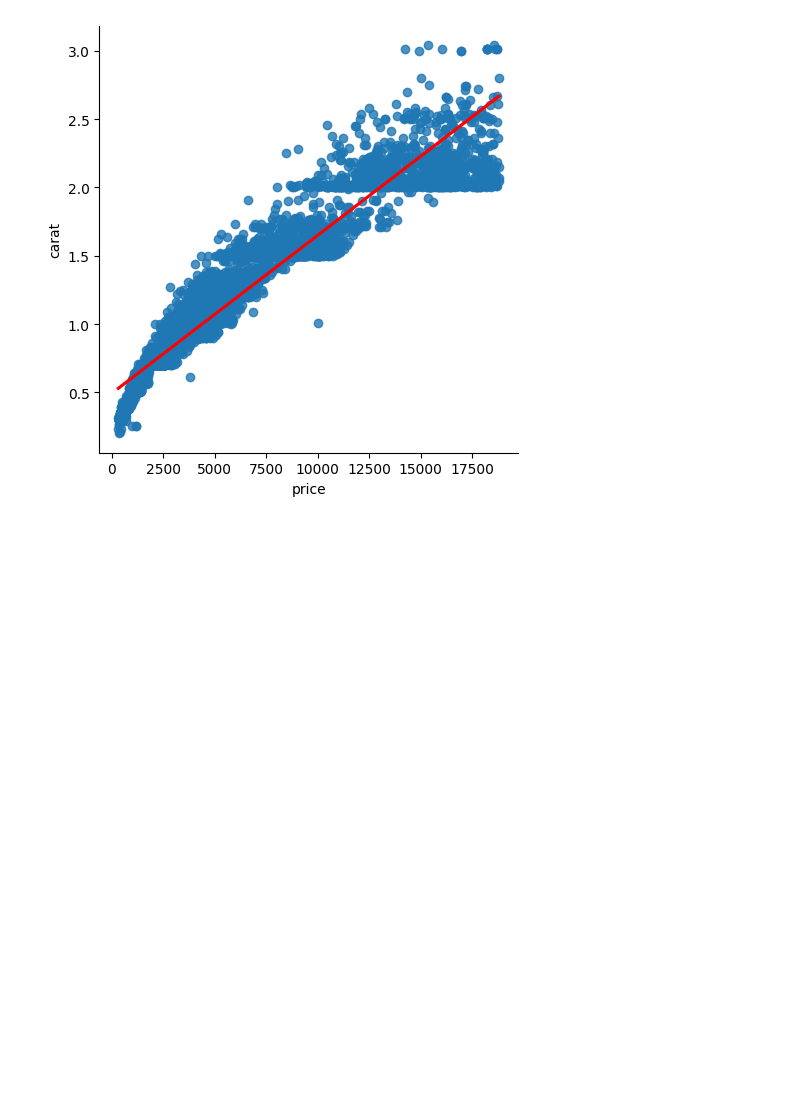
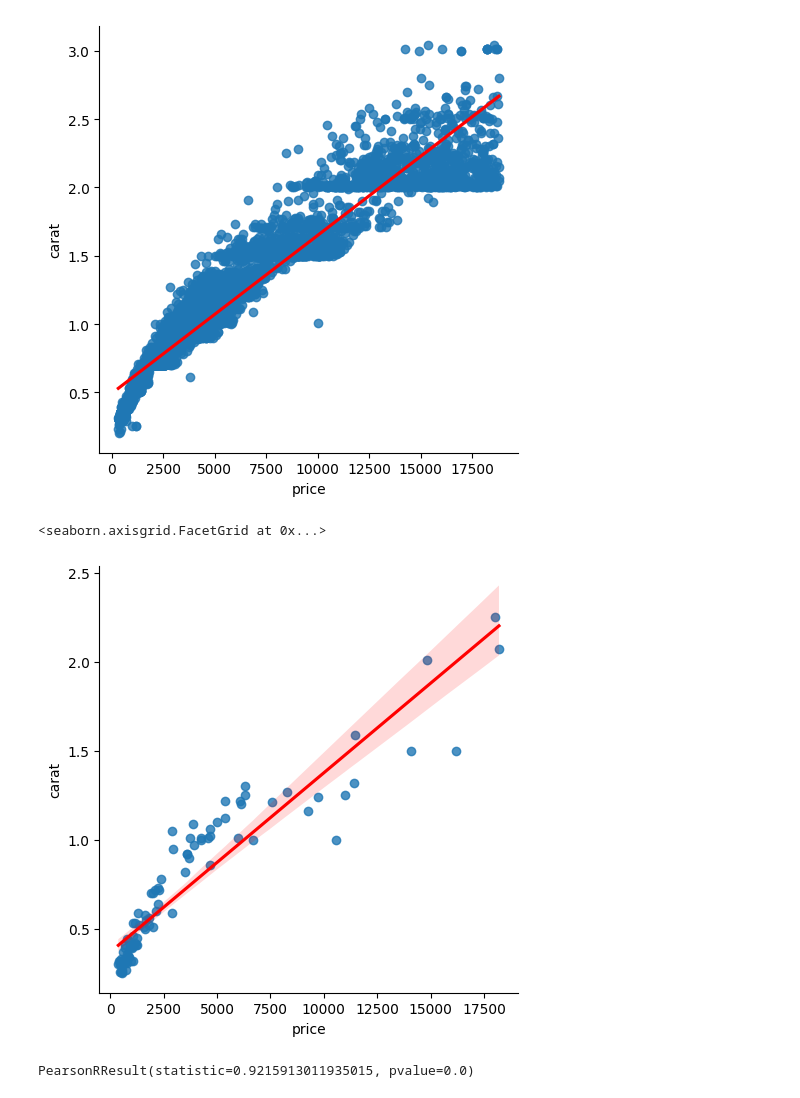
Before and after one commit to Razjoh/Stats, a Jupyter notebook: stat_lab.ipynb, the cells around one changed output. Cells and saved outputs as stored; diff of their text form; code cells hidden in the pictures; blank space fills up the shorter version.

Commit message:
small sample graph

```diff
--- a/stat_lab.ipynb
+++ b/stat_lab.ipynb
@@ -105,3 +105,14 @@ sns.lmplot(data=df_clarity, x="price", y="carat", line_kws={"color" : "red"})
 # %% [output]
 <seaborn.axisgrid.FacetGrid at 0x...>
 [figure]
+# %%
+df_sample = df.sample(100)
+
+sns.lmplot(data=df_sample, x="price", y="carat", line_kws={"color" : "red"})
+# %% [output]
+<seaborn.axisgrid.FacetGrid at 0x...>
+[figure, added]
+# %%
+scs.pearsonr(df["price"], df["carat"])
+# %% [output]
+PearsonRResult(statistic=0.9215913011935015, pvalue=0.0)
```
